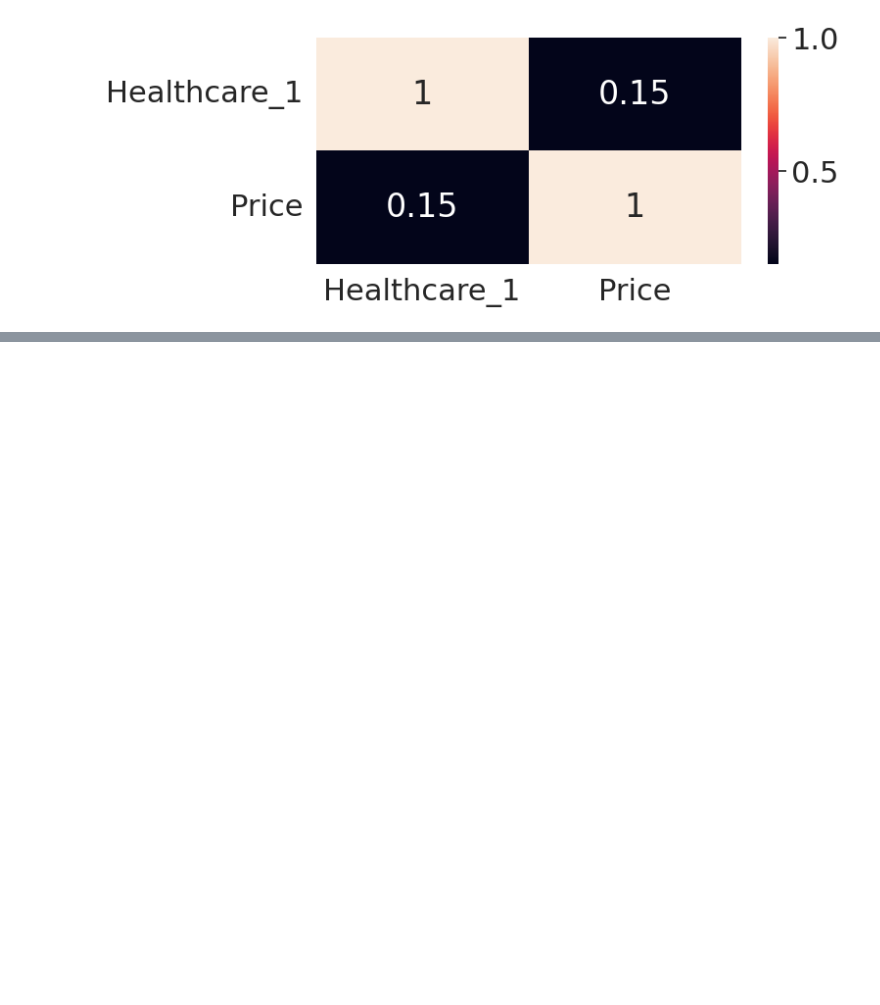
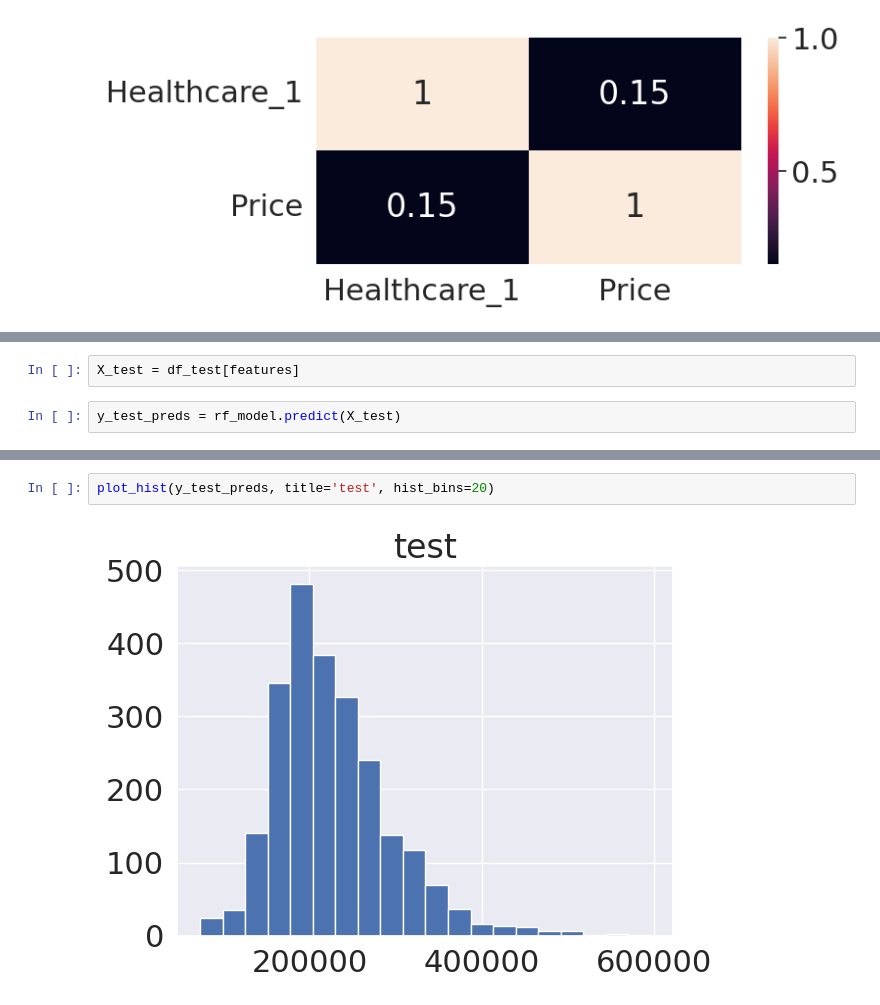
Before and after one commit to nickogee/gb_Python_for_DS, a Jupyter notebook: Course_project/Project.ipynb, the cells around one changed output, grey strips where cells are left out. Saved outputs shown, nothing was run; the diff lists cells and outputs as text; blank space fills up the shorter version.

```diff
--- a/Course_project/Project.ipynb
+++ b/Course_project/Project.ipynb
@@ -406 +614,5 @@ sns.heatmap(df.corr(), annot=True, cmap="YlOrBr")
+# %%
+X_test = df_test[features]
+# %%
+y_test_preds = rf_model.predict(X_test)
 # %% [markdown]
@@ -411,0 +624,4 @@ plot_hist(df_train, 'Price', hist_bins=30)
+# %%
+plot_hist(y_test_preds, title='test', hist_bins=20)
+# %% [output]
+[figure, added]
```
Also changed, not shown: parts of 82 cells of this notebook, 4 other files.
